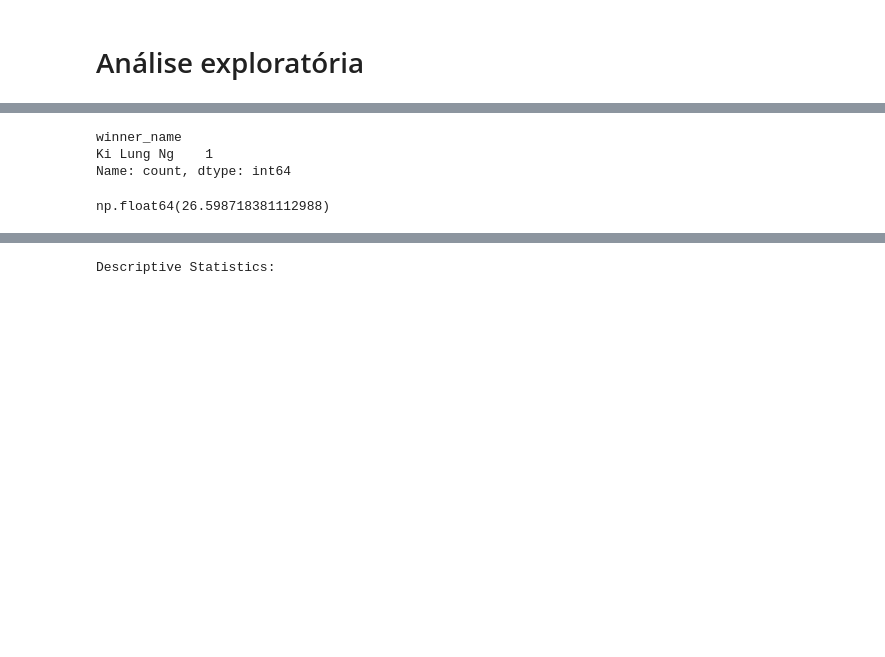
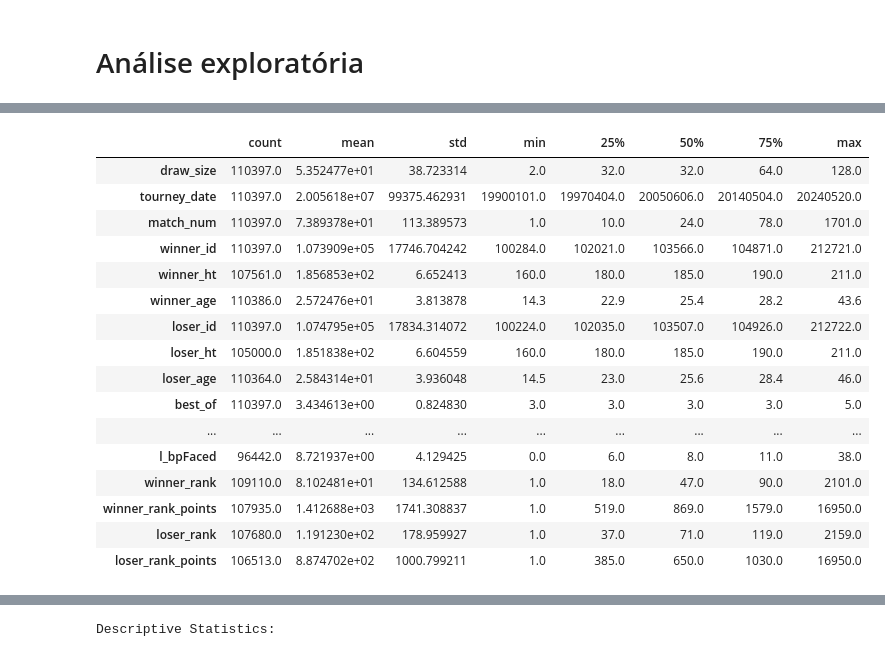
Before and after one commit to davialmeida135/tennis-match-prediction, a Jupyter notebook: dados_tratados/explore.ipynb, the cells around one changed output, grey strips where cells are left out. Saved outputs shown, nothing was run; the diff lists cells and outputs as text; code cells hidden in the pictures; blank space fills up the shorter version.

```diff
--- a/dados_tratados/explore.ipynb
+++ b/dados_tratados/explore.ipynb
@@ -66,12 +75,21 @@ Liam Krall               1
 Name: count, dtype: int64
-# %%
-null_surface = initial_clean_df.winner_age.isnull()
-initial_clean_df[null_surface].winner_name.value_counts()
-# %% [output]
-winner_name
-Ki Lung Ng    1
-Name: count, dtype: int64
-# %%
-initial_clean_df['winner_age'].mean()  # Check the average height of winners
-# %% [output]
-np.float64(26.598718381112988)
+# %%
+initial_clean_df.describe().transpose()
+# %% [output]
+|  | count | mean | std | min | 25% | 50% | 75% | max |
+| draw_size | 110397.0 | 5.352477e+01 | 38.723314 | 2.0 | 32.0 | 32.0 | 64.0 | 128.0 |
+| tourney_date | 110397.0 | 2.005618e+07 | 99375.462931 | 19900101.0 | 19970404.0 | 20050606.0 | 20140504.0 | 20240520.0 |
+| match_num | 110397.0 | 7.389378e+01 | 113.389573 | 1.0 | 10.0 | 24.0 | 78.0 | 1701.0 |
+| winner_id | 110397.0 | 1.073909e+05 | 17746.704242 | 100284.0 | 102021.0 | 103566.0 | 104871.0 | 212721.0 |
+| winner_ht | 107561.0 | 1.856853e+02 | 6.652413 | 160.0 | 180.0 | 185.0 | 190.0 | 211.0 |
+| winner_age | 110386.0 | 2.572476e+01 | 3.813878 | 14.3 | 22.9 | 25.4 | 28.2 | 43.6 |
+| loser_id | 110397.0 | 1.074795e+05 | 17834.314072 | 100224.0 | 102035.0 | 103507.0 | 104926.0 | 212722.0 |
+| loser_ht | 105000.0 | 1.851838e+02 | 6.604559 | 160.0 | 180.0 | 185.0 | 190.0 | 211.0 |
+| loser_age | 110364.0 | 2.584314e+01 | 3.936048 | 14.5 | 23.0 | 25.6 | 28.4 | 46.0 |
+| best_of | 110397.0 | 3.434613e+00 | 0.824830 | 3.0 | 3.0 | 3.0 | 3.0 | 5.0 |
+| ... | ... | ... | ... | ... | ... | ... | ... | ... |
+| l_bpFaced | 96442.0 | 8.721937e+00 | 4.129425 | 0.0 | 6.0 | 8.0 | 11.0 | 38.0 |
+| winner_rank | 109110.0 | 8.102481e+01 | 134.612588 | 1.0 | 18.0 | 47.0 | 90.0 | 2101.0 |
+| winner_rank_points | 107935.0 | 1.412688e+03 | 1741.308837 | 1.0 | 519.0 | 869.0 | 1579.0 | 16950.0 |
+| loser_rank | 107680.0 | 1.191230e+02 | 178.959927 | 1.0 | 37.0 | 71.0 | 119.0 | 2159.0 |
+| loser_rank_points | 106513.0 | 8.874702e+02 | 1000.799211 | 1.0 | 385.0 | 650.0 | 1030.0 | 16950.0 |
```
Also changed, not shown: parts of 6 cells of this notebook, 2 other files.
